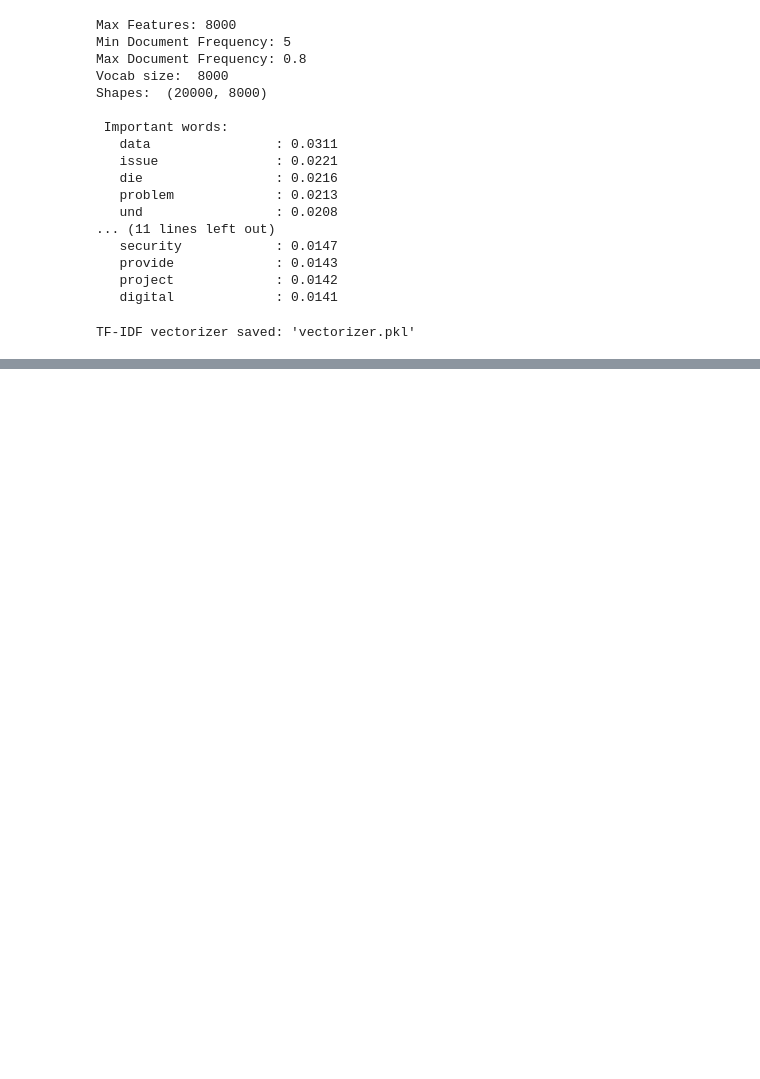
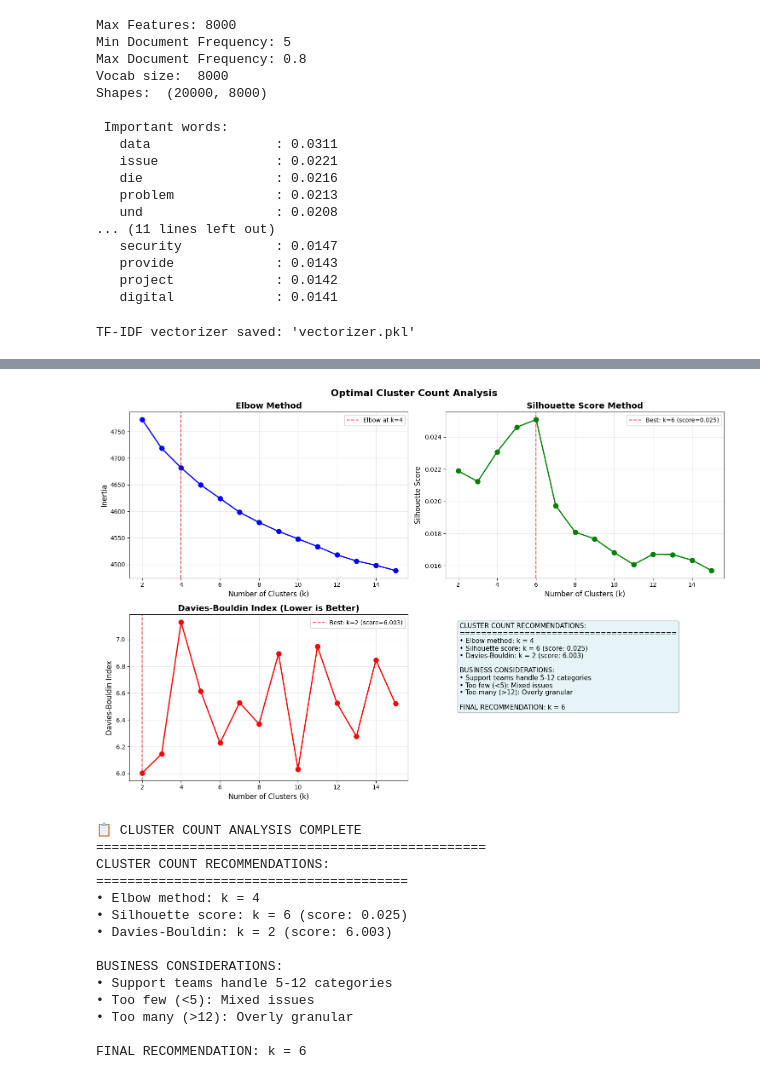
Before and after one commit to RansiluRanasinghe/TicketCluster-Unsupervised-Customer-Support-Ticket-Intelligence-System, a Jupyter notebook: NoteBook/TicketCluster_—_Unsupervised_Customer_Support_Ticket_Intelligence_System.ipynb, the cells around one changed output, grey strips where cells are left out. Cells and saved outputs as stored; diff of their text form; code cells hidden in the pictures; blank space fills up the shorter version.

Commit message:
Found the optimal number of clustors using sevaral methods

```diff
--- a/NoteBook/TicketCluster_—_Unsupervised_Customer_Support_Ticket_Intelligence_System.ipynb
+++ b/NoteBook/TicketCluster_—_Unsupervised_Customer_Support_Ticket_Intelligence_System.ipynb
@@ -423,0 +426,41 @@ TF-IDF vectorizer saved: 'vectorizer.pkl'
+# %%
+def find_num_clusters(tfidf_metrix, max_clusters=20, sample_size=5000):
+
+  print("Finiding clusters 2 to", max_clusters, "...\n")
+
+  if tfidf_metrix.shape[0] > sample_size:
+    print("Sample size ", sample_size, " for tickets")
+    np.random.seed(42)
+
+    sample_indices = np.random.choice(tfidf_metrix.shape[0], size=sample_size, replace=False)
+    sample_tfidf = tfidf_metrix[sample_indices]
+
+  else:
+    sample_tfidf = tfidf_metrix
+
+  k_vals = range(2, max_clusters + 1)
+  inertias = []
+  silhouette_scores = []
+  davies_bouldin_scores = []
+
+  for k in tqdm(k_vals, desc="Testing cluster counts"):
+    kmeans = KMeans(n_clusters=k, random_state=42, n_init=10, max_iter=100)
+    kmeans.fit(sample_tfidf)
+
+    inertias.append(kmeans.inertia_)
+
+    if sample_tfidf.shape[0] > k:
+      labels = kmeans.labels_
+      silhoutte_avg = silhouette_score(sample_tfidf, labels)
+      silhouette_scores.append(silhoutte_avg)
+
+      db_score = davies_bouldin_score(sample_tfidf.toarray(), labels)
+      davies_bouldin_scores.append(db_score)
+
+    else:
+      silhouette_scores.append(np.nan)
+      davies_bouldin_scores.append(np.nan)
+
+  return k_vals, inertias, silhouette_scores, davies_bouldin_scores
+# %%
+k_vals, inertias, silhouette_scores, davies_bouldin_scores = find_num_clusters(tfidf_metrix, max_clusters=15)
@@ -423,0 +618,18 @@ TF-IDF vectorizer saved: 'vectorizer.pkl'
+# %%
+final_k = plot_cluster_analysis(k_vals, inertias, silhouette_scores, davies_bouldin_scores)
+# %% [output]
+[figure, added]
+📋 CLUSTER COUNT ANALYSIS COMPLETE
+==================================================
+CLUSTER COUNT RECOMMENDATIONS:
+========================================
+• Elbow method: k = 4
+• Silhouette score: k = 6 (score: 0.025)
+• Davies-Bouldin: k = 2 (score: 6.003)
+
+BUSINESS CONSIDERATIONS:
+• Support teams handle 5-12 categories
+• Too few (<5): Mixed issues
+• Too many (>12): Overly granular
+
+FINAL RECOMMENDATION: k = 6
```
Also changed, not shown: parts of 5 cells of this notebook.
